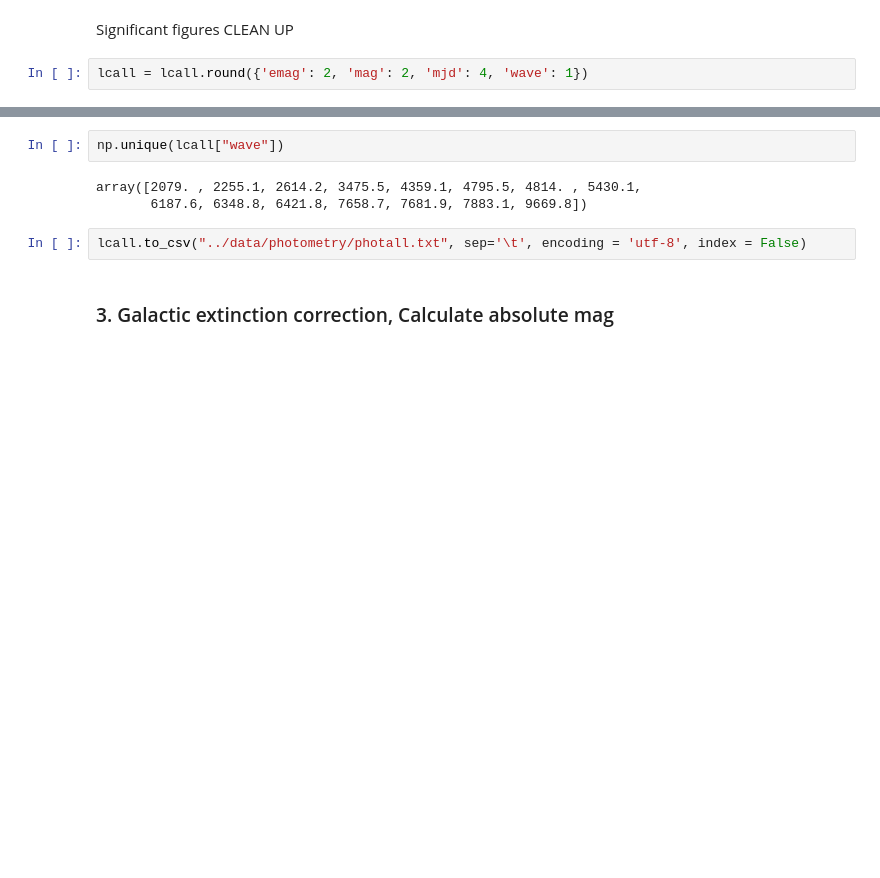
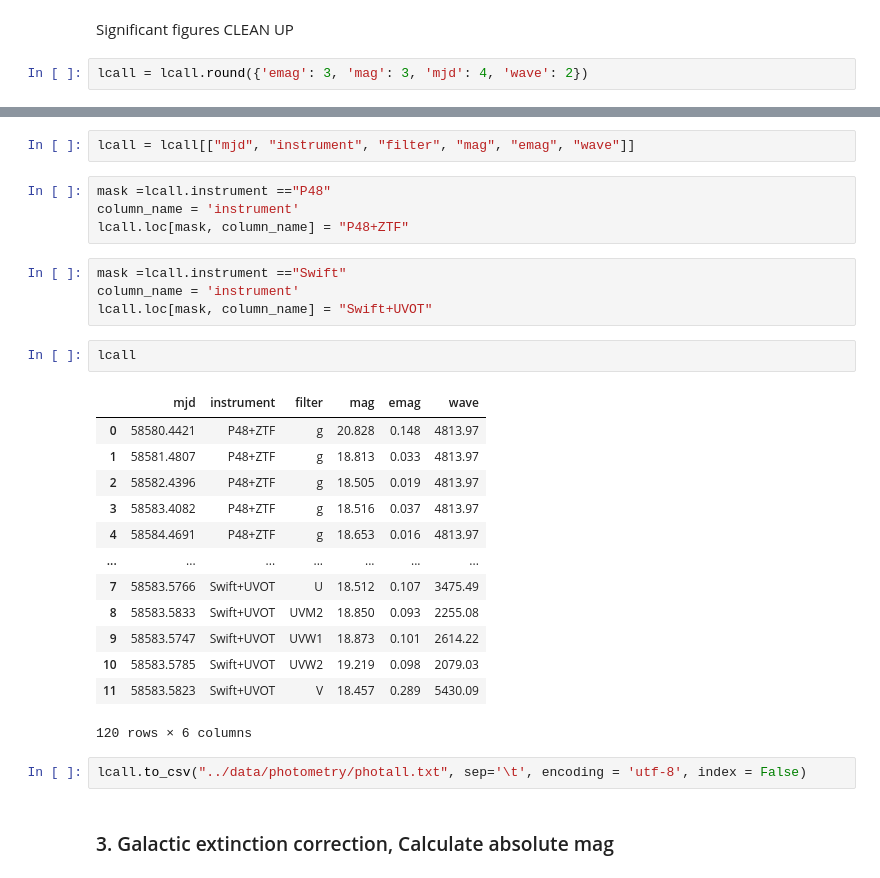
Before and after one commit to yaoyuhan/SN2019dge, a Jupyter notebook: playground/make_lightcurve.ipynb, the cells around one changed output, grey strips where cells are left out. Saved outputs shown, nothing was run; the diff lists cells and outputs as text; blank space fills up the shorter version.

```diff
--- a/playground/make_lightcurve.ipynb
+++ b/playground/make_lightcurve.ipynb
@@ -103,4 +110,4 @@ lcall = pd.concat([lcp48, lcp60, lclt, lcuvot], sort=True)
 # %% [markdown]
  Significant figures CLEAN UP
 # %%
-lcall = lcall.round({'emag': 2, 'mag': 2, 'mjd': 4, 'wave': 1})
+lcall = lcall.round({'emag': 3, 'mag': 3, 'mjd': 4, 'wave': 2})
@@ -113,8 +118,29 @@ len(lcall)
-# %%
-np.unique(lcall["wave"])
-# %% [output]
-array([2079. , 2255.1, 2614.2, 3475.5, 4359.1, 4795.5, 4814. , 5430.1,
-       6187.6, 6348.8, 6421.8, 7658.7, 7681.9, 7883.1, 9669.8])
+# %%
+lcall = lcall[["mjd", "instrument", "filter", "mag", "emag", "wave"]]
+# %%
+mask =lcall.instrument =="P48"
+column_name = 'instrument'
+lcall.loc[mask, column_name] = "P48+ZTF"
+# %%
+mask =lcall.instrument =="Swift"
+column_name = 'instrument'
+lcall.loc[mask, column_name] = "Swift+UVOT"
+# %%
+lcall
+# %% [output]
+|  | mjd | instrument | filter | mag | emag | wave |
+| 0 | 58580.4421 | P48+ZTF | g | 20.828 | 0.148 | 4813.97 |
+| 1 | 58581.4807 | P48+ZTF | g | 18.813 | 0.033 | 4813.97 |
+| 2 | 58582.4396 | P48+ZTF | g | 18.505 | 0.019 | 4813.97 |
+| 3 | 58583.4082 | P48+ZTF | g | 18.516 | 0.037 | 4813.97 |
+| 4 | 58584.4691 | P48+ZTF | g | 18.653 | 0.016 | 4813.97 |
+| ... | ... | ... | ... | ... | ... | ... |
+| 7 | 58583.5766 | Swift+UVOT | U | 18.512 | 0.107 | 3475.49 |
+| 8 | 58583.5833 | Swift+UVOT | UVM2 | 18.850 | 0.093 | 2255.08 |
+| 9 | 58583.5747 | Swift+UVOT | UVW1 | 18.873 | 0.101 | 2614.22 |
+| 10 | 58583.5785 | Swift+UVOT | UVW2 | 19.219 | 0.098 | 2079.03 |
+| 11 | 58583.5823 | Swift+UVOT | V | 18.457 | 0.289 | 5430.09 |
+120 rows × 6 columns
 # %%
 lcall.to_csv("../data/photometry/photall.txt", sep='\t', encoding = 'utf-8', index = False)
 # %% [markdown]
```
Also changed, not shown: parts of 26 cells of this notebook.
